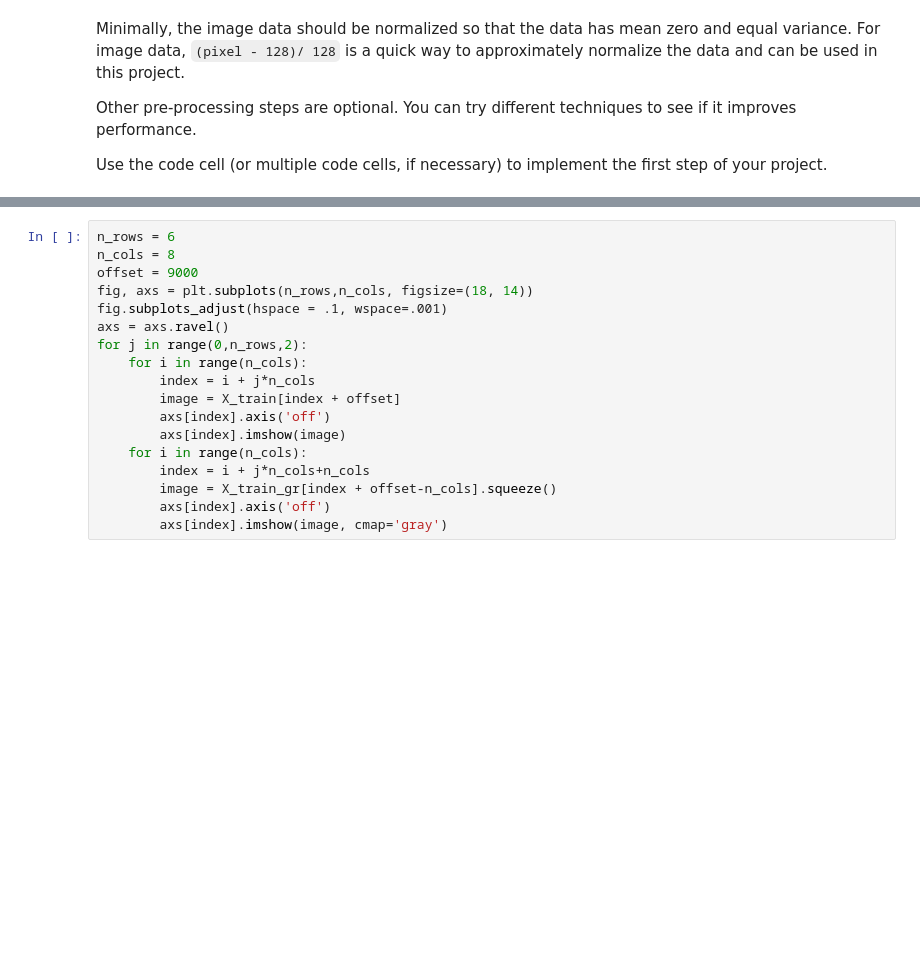
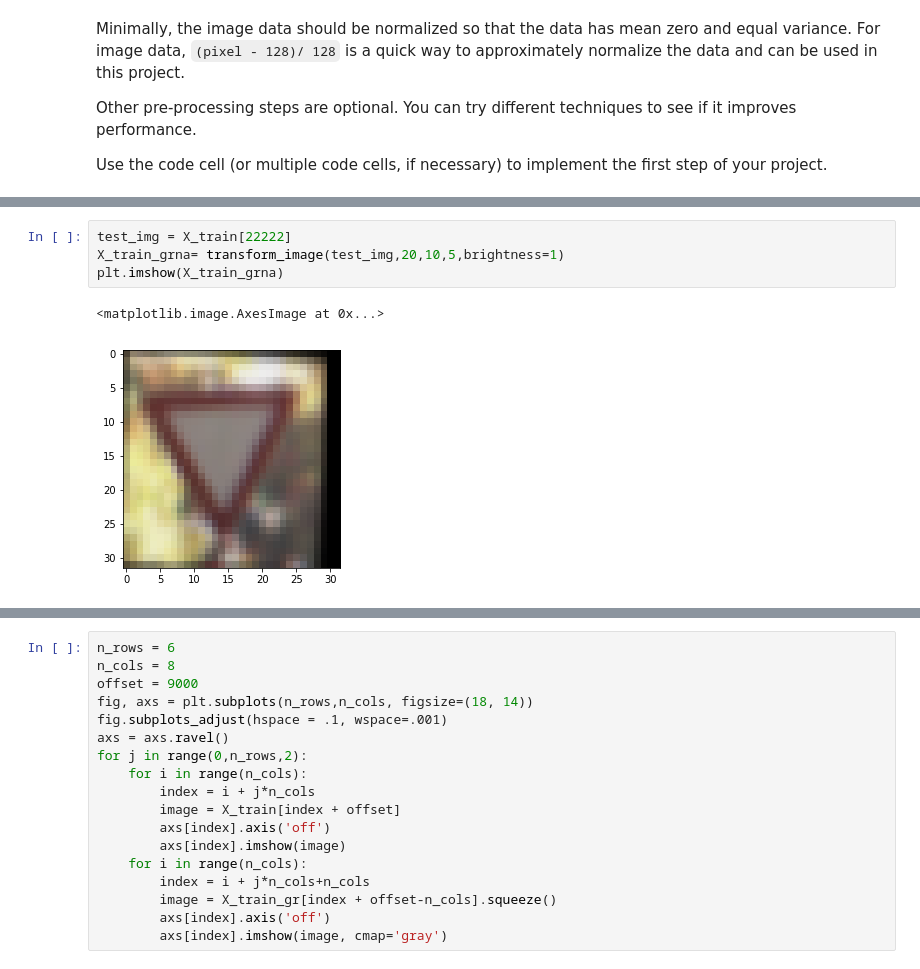
Before and after one commit to shank16/CarND-Traffic-Sign-Classifier-Project, a Jupyter notebook: Traffic_Sign_Classifier.ipynb, the cells around one changed output, grey strips where cells are left out. Drawn from its saved outputs; the diff is of its cells as text; blank space fills up the shorter version.

```diff
--- a/Traffic_Sign_Classifier.ipynb
+++ b/Traffic_Sign_Classifier.ipynb
@@ -175,0 +237,7 @@ Use the code cell (or multiple code cells, if necessary) to implement the first
+# %%
+test_img = X_train[22222]
+X_train_grna= transform_image(test_img,20,10,5,brightness=1)
+plt.imshow(X_train_grna)
+# %% [output]
+<matplotlib.image.AxesImage at 0x...>
+[figure, added]
```
Also changed, not shown: parts of 7 cells of this notebook, 1 other file.
